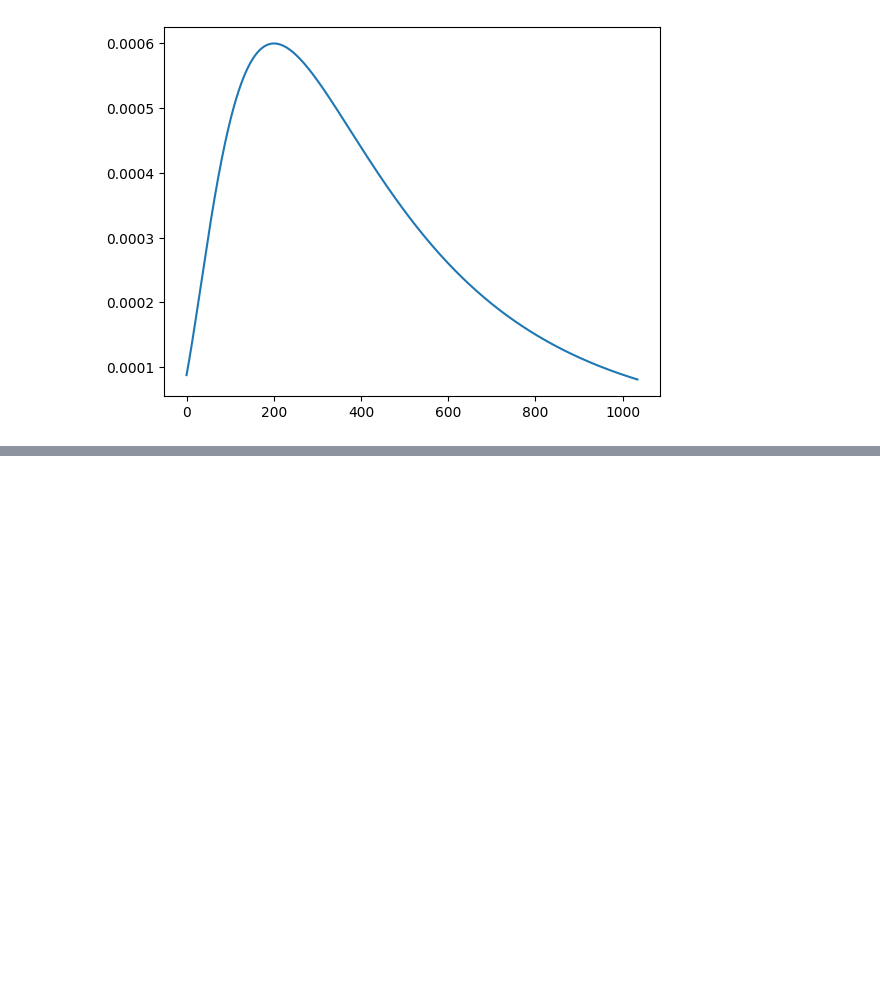
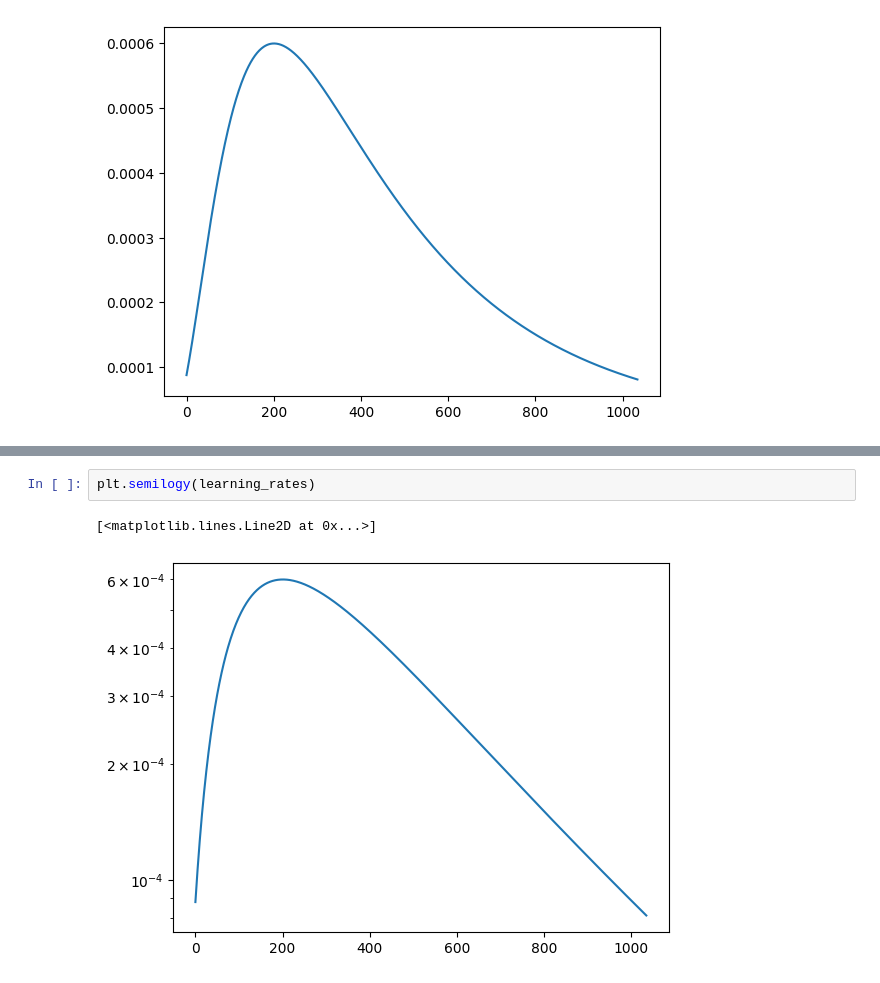
Before and after one commit to danjacobellis/tft, a Jupyter notebook: train/speech_commands_v2.ipynb, the cells around one changed output, grey strips where cells are left out. Drawn from its saved outputs; the diff is of its cells as text; blank space fills up the shorter version.

```diff
--- a/train/speech_commands_v2.ipynb
+++ b/train/speech_commands_v2.ipynb
@@ -355,0 +369,5 @@ for i_epoch in mb:
+# %%
+plt.semilogy(learning_rates)
+# %% [output]
+[<matplotlib.lines.Line2D at 0x...>]
+[figure, added]
```
Also changed, not shown: parts of 6 cells of this notebook.
